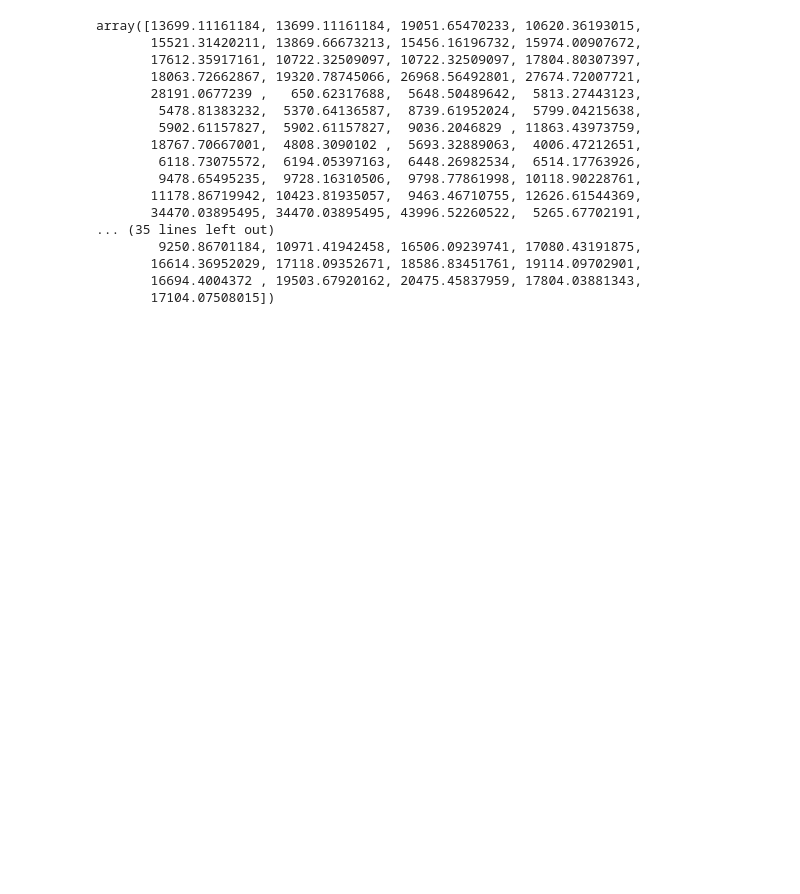
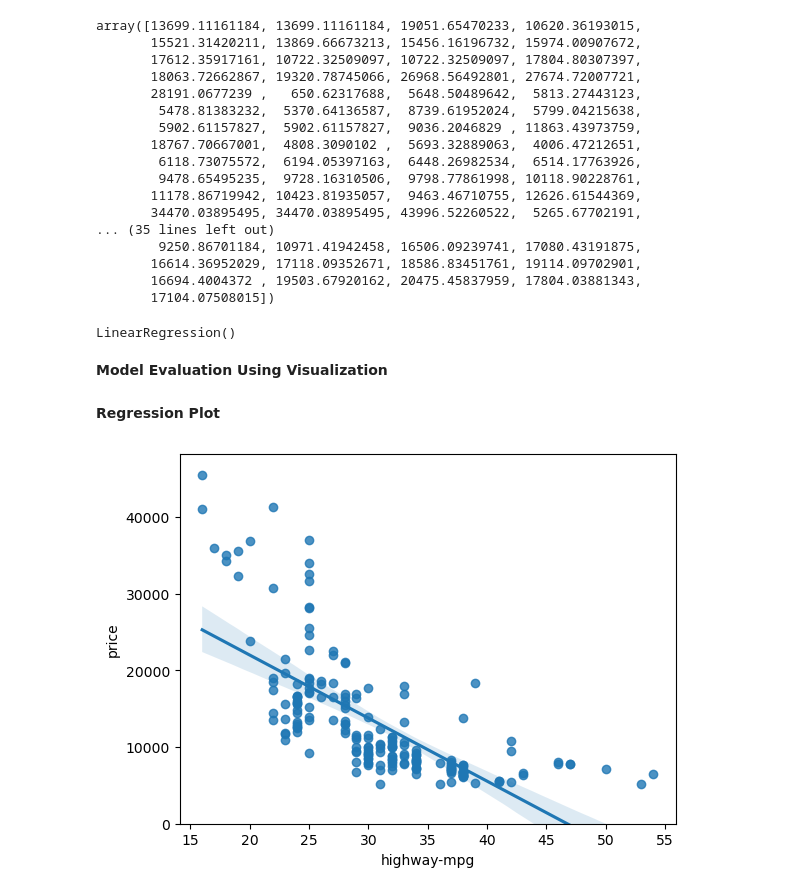
Before and after one commit to CyberWol-12/-Analyzing-Historical-Stock-Revenue-Data-and-Building-a-Dashboard, a Jupyter notebook: data_analytics_full_practice/kde_plot_for_model_evolution.ipynb, the cells around one changed output. Cells and saved outputs as stored; diff of their text form; code cells hidden in the pictures; blank space fills up the shorter version.

Commit message:
regplot

```diff
--- a/data_analytics_full_practice/kde_plot_for_model_evolution.ipynb
+++ b/data_analytics_full_practice/kde_plot_for_model_evolution.ipynb
@@ -141,3 +142,19 @@ array([13699.11161184, 13699.11161184, 19051.65470233, 10620.36193015,
        16614.36952029, 17118.09352671, 18586.83451761, 19114.09702901,
        16694.4004372 , 19503.67920162, 20475.45837959, 17804.03881343,
        17104.07508015])
+# %%
+Z = df[['normalized-losses','highway-mpg']]
+lm.fit(Z,df['price'])
+# %% [output]
+LinearRegression()
+# %% [markdown]
+**Model Evaluation Using Visualization**
+# %% [markdown]
+**Regression Plot**
+# %%
+plt.Figure(figsize=(12,8))
+sns.regplot(x="highway-mpg", y="price",data = df)
+plt.ylim(0,)
+plt.show()
+# %% [output]
+[figure, added]
```
Also changed, not shown: parts of 2 cells of this notebook, 1 other file.
